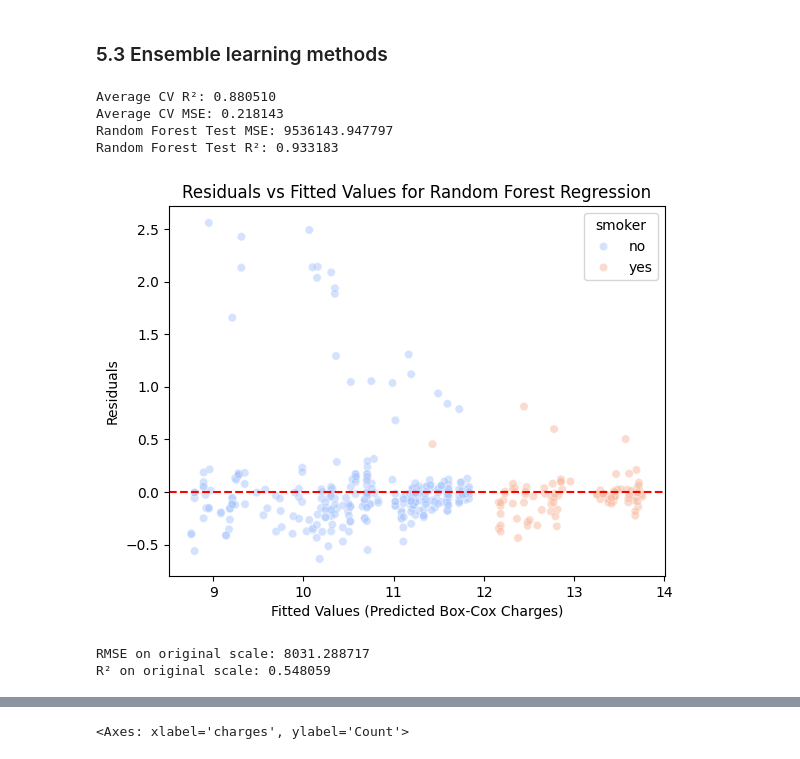
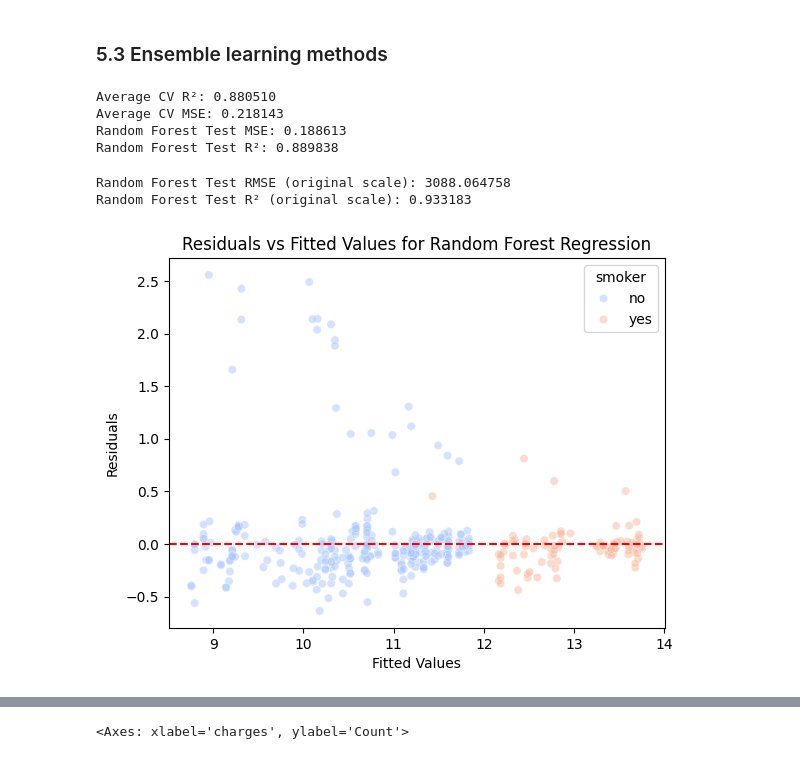
Before and after one commit to s-hreya-riram/three-little-pigs, a Jupyter notebook: exploratory_data_analysis.ipynb, the cells around one changed output, grey strips where cells are left out. Saved outputs shown, nothing was run; the diff lists cells and outputs as text; code cells hidden in the pictures.

```diff
--- a/exploratory_data_analysis.ipynb
+++ b/exploratory_data_analysis.ipynb
@@ -494,40 +464,41 @@ print(f'Average CV MSE: {-np.mean(cv_results["test_neg_mean_squared_error"]):.6f
 y_pred_rf = best_rf.predict(X_test)
 y_pred_rf_orig = inv_boxcox(y_pred_rf, fitted_lambda)
 # Evaluate the Random Forest model
-mse_rf = mean_squared_error(y_test_orig, y_pred_rf_orig)
-r2_rf = r2_score(y_test_orig, y_pred_rf_orig)
+mse_rf = mean_squared_error(y_test, y_pred_rf)
+r2_rf = r2_score(y_test, y_pred_rf)
 print(f'Random Forest Test MSE: {mse_rf:.6f}')
 print(f'Random Forest Test R²: {r2_rf:.6f}')
 # %% [output]
 Average CV R²: 0.880510
 Average CV MSE: 0.218143
-Random Forest Test MSE: 9536143.947797
-Random Forest Test R²: 0.933183
+Random Forest Test MSE: 0.188613
+Random Forest Test R²: 0.889838
+# %%
+# convert to original scale
+y_test_orig = inv_boxcox(y_test, fitted_lambda)
+y_pred_rf_orig = inv_boxcox(y_pred_rf, fitted_lambda)
+mse_rf_orig = mean_squared_error(y_test_orig, y_pred_rf_orig)
+rmse_rf_orig = np.sqrt(mse_rf_orig)
+r2_rf_orig = r2_score(y_test_orig, y_pred_rf_orig)
+print(f'Random Forest Test RMSE (original scale): {rmse_rf_orig:.6f}')
+print(f'Random Forest Test R² (original scale): {r2_rf_orig:.6f}')
+# %% [output]
+Random Forest Test RMSE (original scale): 3088.064758
+Random Forest Test R² (original scale): 0.933183
 # %%
 #Plot residuals vs fitted values for Random Forest
 residuals_rf = y_test - y_pred_rf
 sns.scatterplot(
     x=y_pred_rf,
     y=residuals_rf,
     hue=data_df.loc[y_test.index, 'smoker'],
     palette='coolwarm',
     alpha=0.5
 )
 plt.axhline(0, color='r', linestyle='--')
-plt.xlabel('Fitted Values (Predicted Box-Cox Charges)')
+plt.xlabel('Fitted Values')
 plt.ylabel('Residuals')
 plt.title('Residuals vs Fitted Values for Random Forest Regression')
 plt.show()
 # %% [output]
-[figure, old version]
+[figure, new version]
-# %%
-# Scale back the predictions to original charges using inverse box-cox transformation
-y_pred_orig = inv_boxcox(y_pred, fitted_lambda)
-y_test_orig = inv_boxcox(y_test, fitted_lambda)
-rmse = np.sqrt(mean_squared_error(y_test_orig, y_pred_orig))
-r2 = r2_score(y_test_orig, y_pred_orig)
-print(f'RMSE on original scale: {rmse:.6f}')
-print(f'R² on original scale: {r2:.6f}')
-# %% [output]
-RMSE on original scale: 8031.288717
-R² on original scale: 0.548059
```
Also changed, not shown: parts of 7 cells of this notebook, 1 other file.
